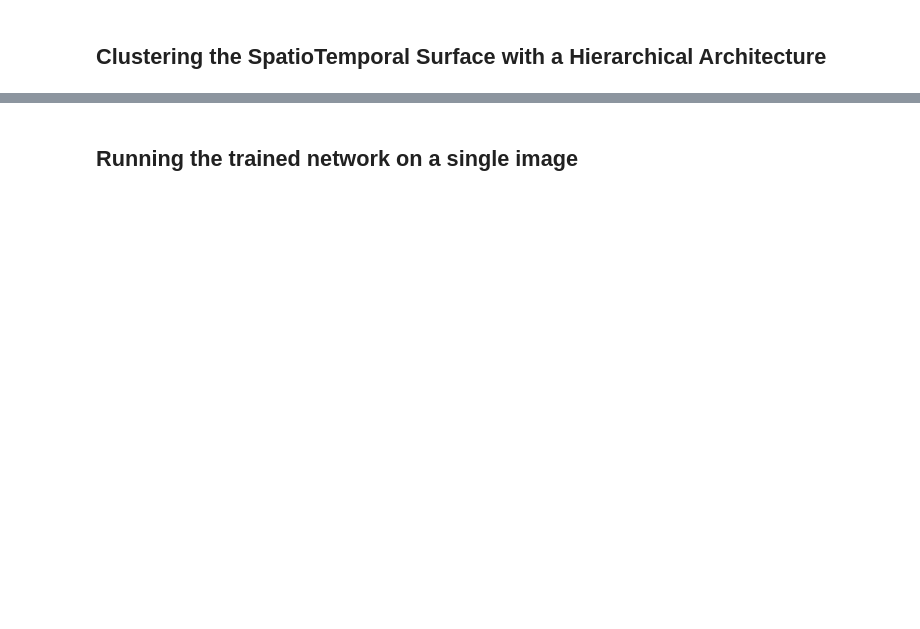
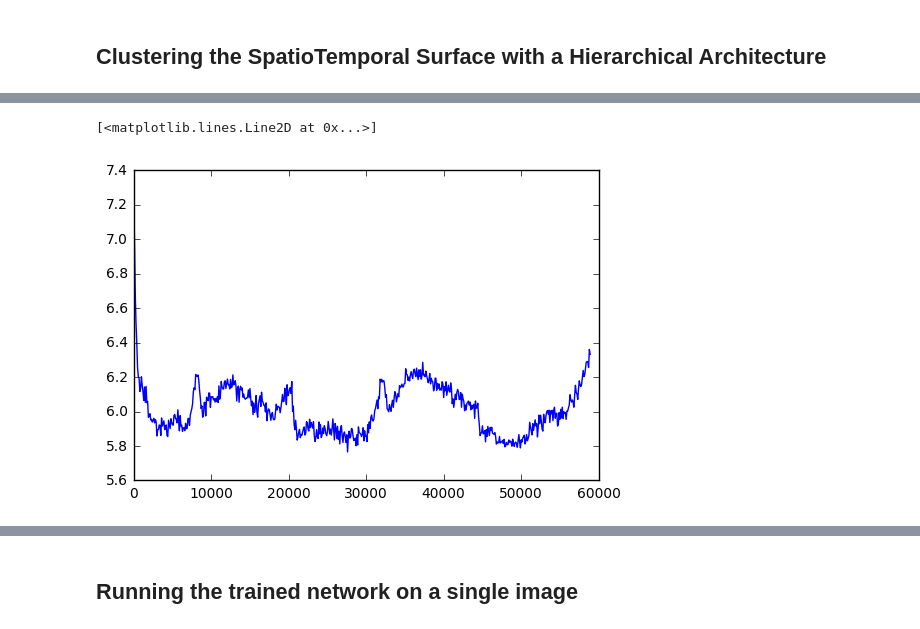
Before and after one commit to VictorBoutin/HOTS, a Jupyter notebook: Probe/Clustering.ipynb, the cells around one changed output, grey strips where cells are left out. Saved outputs shown, nothing was run; the diff lists cells and outputs as text; code cells hidden in the pictures; blank space fills up the shorter version.

```diff
--- a/Probe/Clustering.ipynb
+++ b/Probe/Clustering.ipynb
@@ -73,0 +78,5 @@ Clustering SpatioTemporal Surface in ------ 7.02 s
+# %%
+plt.plot(ClusterLayer2.record['error'])
+# %% [output]
+[<matplotlib.lines.Line2D at 0x...>]
+[figure, added]
```
Also changed, not shown: parts of 15 cells of this notebook.
